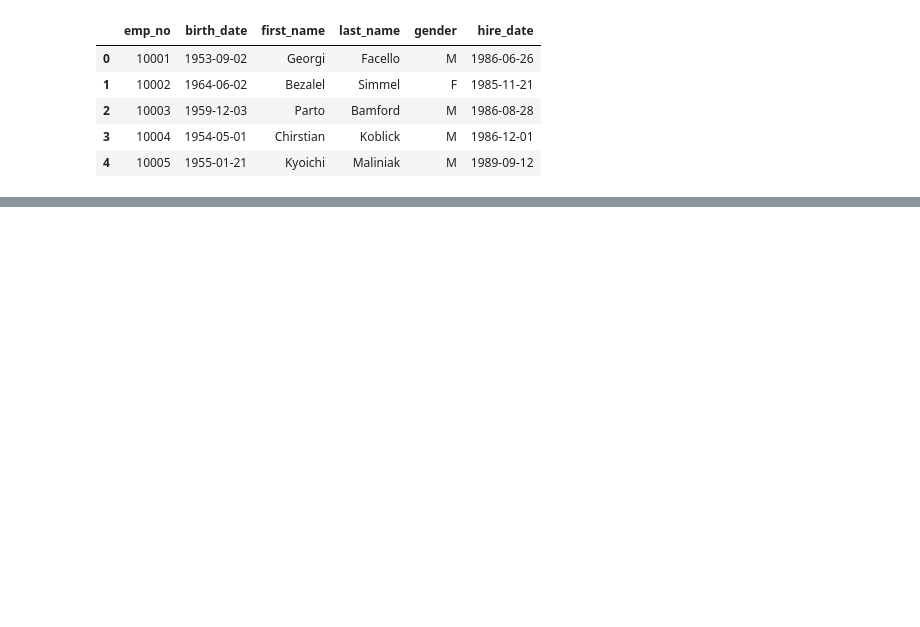
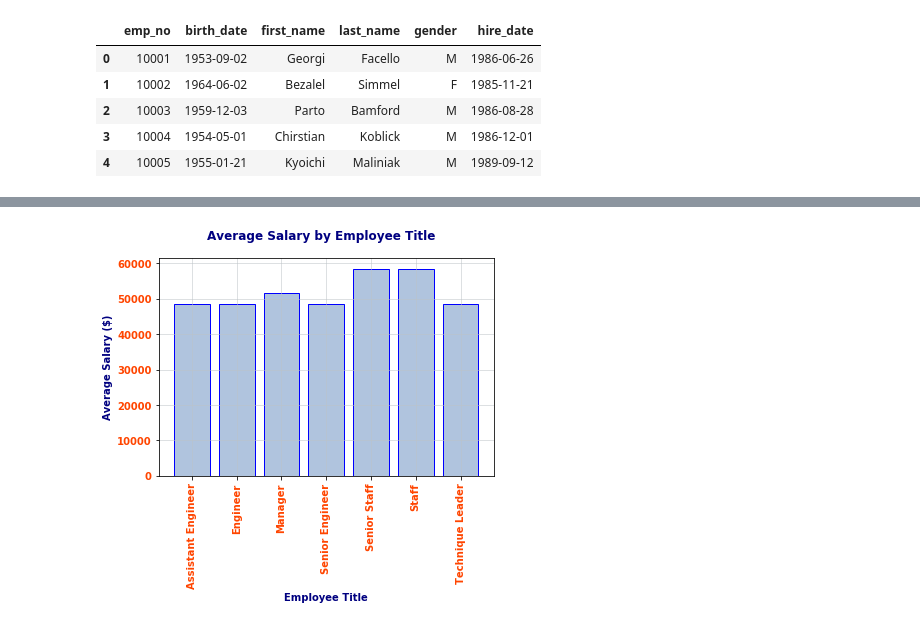
Before and after one commit to danicacodes/Projects, a Jupyter notebook: SQLHomework/SQL_HW_Bonus(Optional).ipynb, the cells around one changed output, grey strips where cells are left out. Saved outputs shown, nothing was run; the diff lists cells and outputs as text; code cells hidden in the pictures; blank space fills up the shorter version.

```diff
--- a/SQLHomework/SQL_HW_Bonus(Optional).ipynb
+++ b/SQLHomework/SQL_HW_Bonus(Optional).ipynb
@@ -17,3 +19,7 @@ test.head()
 | 2 | 10003 | 1959-12-03 | Parto | Bamford | M | 1986-08-28 |
 | 3 | 10004 | 1954-05-01 | Chirstian | Koblick | M | 1986-12-01 |
 | 4 | 10005 | 1955-01-21 | Kyoichi | Maliniak | M | 1989-09-12 |
+# %%
+# Query data in Salaries Table
+salaries = pd.read_sql("SELECT * FROM salaries", connect)
+salaries.head()
@@ -19,0 +33,4 @@ test.head()
+# %%
+# Query data in Titles Table
+titles = pd.read_sql("SELECT * FROM titles", connect)
+titles.head()
@@ -19,0 +44,4 @@ test.head()
+# %%
+# Merge Title & Salaries Table on employee number (emp_no)
+merged_data = pd.merge(salaries, titles, on="emp_no", how="inner")
+merged_data.head()
@@ -19,0 +55,4 @@ test.head()
+# %%
+# Group Average Salaries by Title
+grouped_salaries_title = merged_data.groupby(["title"]).mean().reset_index()
+grouped_salaries_title.head()
@@ -19,0 +66,29 @@ test.head()
+# %%
+# Set x_axis, y_axis
+x_axis = grouped_salaries_title["title"]
+y_axis = grouped_salaries_title["salary"]
+
+# Create Bar Chart
+plt.bar(x_axis, y_axis, color='lightsteelblue', edgecolor='blue')
+
+# Labels for x & y axis
+plt.xlabel("Employee Title", weight='semibold', color='navy')
+plt.ylabel("Average Salary ($)", weight='semibold', color='navy')
+
+
+# Rotate ticks 90 degrees
+plt.xticks(rotation=90, color='orangered', weight='semibold')
+plt.yticks(color='orangered', weight='semibold')
+
+# Chart Title
+plt.suptitle('Average Salary by Employee Title', fontweight='bold', color='navy')
+
+# Incorporate the other graph properties
+# graph grid, light grey in html hex
+plt.grid(color='#BDC3C7', linewidth=.50)
+
+
+# Save Figure
+plt.savefig("AvgSalariesByTitle.png", bbox_inches="tight")
+# %% [output]
+[figure, added]
```
Also changed, not shown: parts of 5 cells of this notebook, 1 other file.
